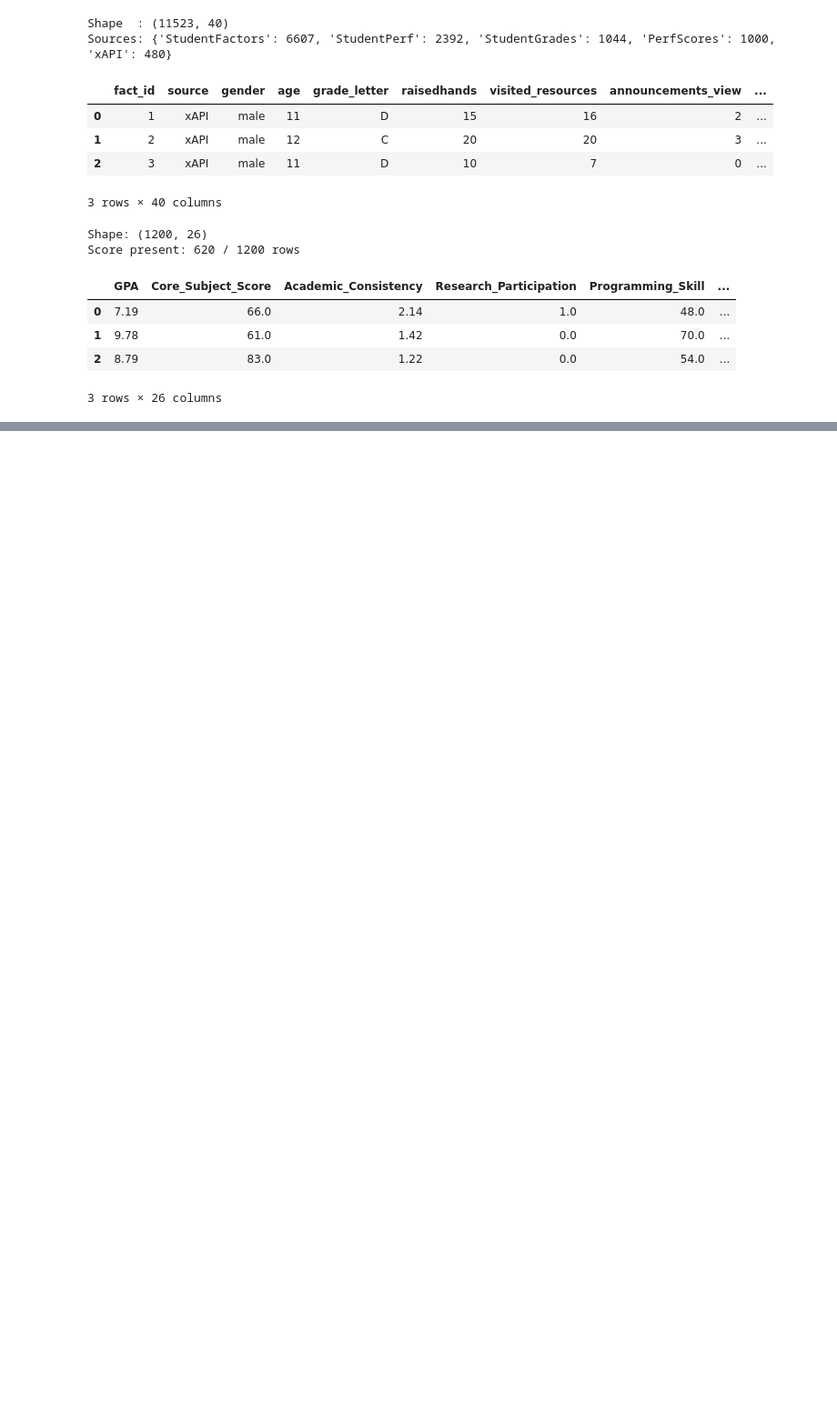
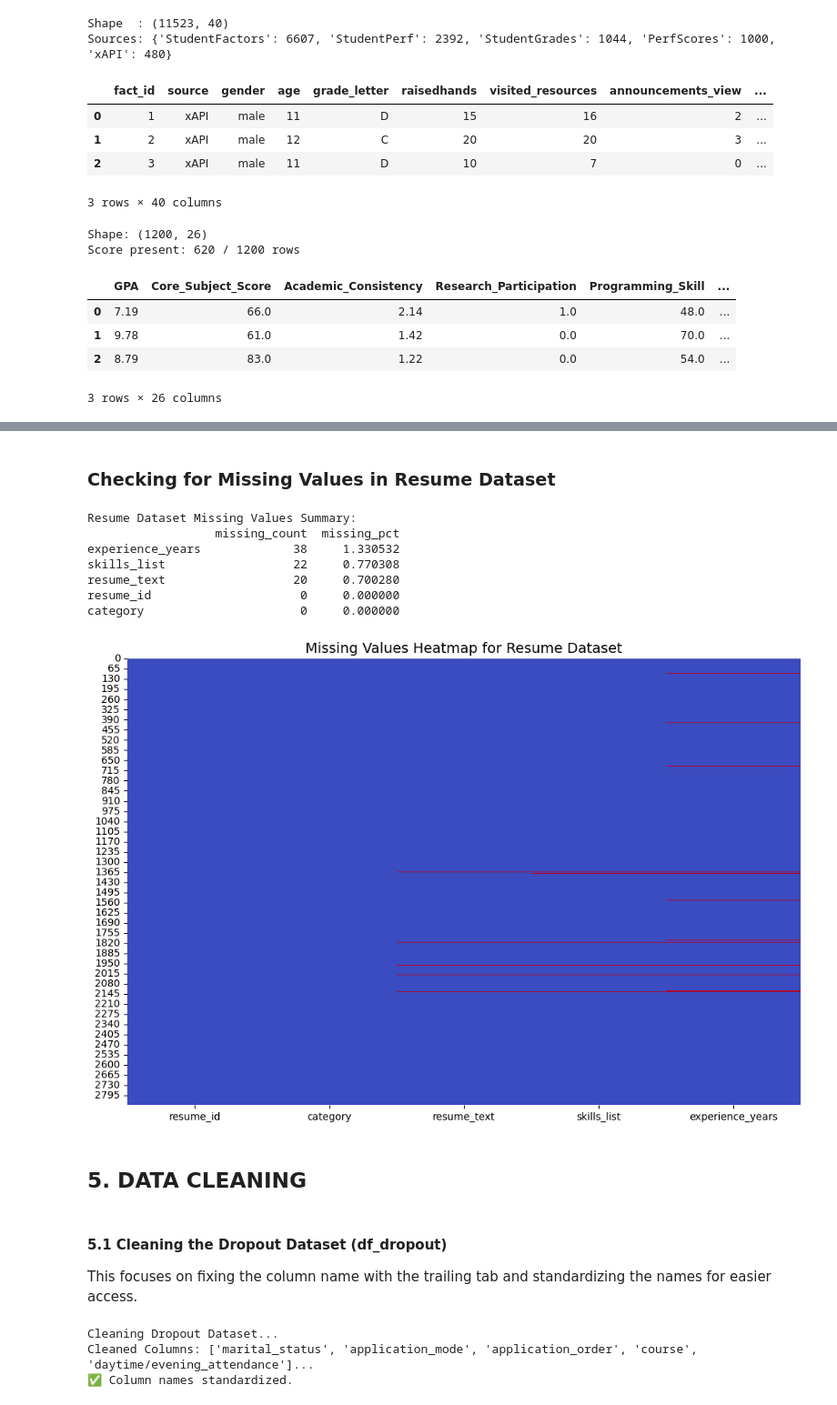
Before and after one commit to Jondonover/CAPSTONE---AI-POWERED-STUDENT-RISK-EMPLOYABILITY-PREDICTOR, a Jupyter notebook: Notebook/Project.ipynb, the cells around one changed output, grey strips where cells are left out. Shown at 91% size. Cells and saved outputs as stored; diff of their text form; code cells hidden in the pictures; blank space fills up the shorter version.

```diff
--- a/Notebook/Project.ipynb
+++ b/Notebook/Project.ipynb
@@ -378,0 +238,19 @@ for col in df_dropout.columns:
+# %%
+# Resume dataset (BOM + nested-CSV encoding + gzip compression)
+def load_resume_csv(path):
+    """Parse Resume.csv which wraps each row as a single quoted CSV cell and is gzip-compressed."""
+    import gzip
+    rows = []
+    open_func = gzip.open if path.endswith('.gz') else open
+    with open_func(path, 'rt', encoding='utf-8-sig') as f:
+        for row in csv.reader(f):
+            if row:
+                rows.append(list(csv.reader([row[0]]))[0])
+    header, data = rows[0], rows[1:]
+    return pd.DataFrame(data, columns=header)
+
+df_resume = load_resume_csv(PATH_RESUME)
+
+print(f"Shape     : {df_resume.shape}")
+print(f"Categories: {df_resume['category'].nunique()} unique")
+df_resume.head(3)
@@ -378,0 +552,46 @@ for col in df_dropout.columns:
+# %% [markdown]
+### Checking for Missing Values in Resume Dataset
+# %%
+# Resume dataset missing values summary and visualization
+resume_missing_counts = df_resume.isnull().sum()
+resume_missing_pct = (resume_missing_counts / len(df_resume)) * 100
+resume_missing_summary = pd.DataFrame({
+    'missing_count': resume_missing_counts,
+    'missing_pct': resume_missing_pct
+}).sort_values('missing_count', ascending=False)
+
+print("Resume Dataset Missing Values Summary:")
+print(resume_missing_summary)
+
+plt.figure(figsize=(12, 8))
+sns.heatmap(df_resume.isnull(), cbar=False, cmap='coolwarm')
+plt.title('Missing Values Heatmap for Resume Dataset')
+plt.show()
+# %% [output]
+Resume Dataset Missing Values Summary:
+                  missing_count  missing_pct
+experience_years             38     1.330532
+skills_list                  22     0.770308
+resume_text                  20     0.700280
+resume_id                     0     0.000000
+category                      0     0.000000
+[figure, added]
+# %% [markdown]
+## 5. DATA CLEANING
+# %% [markdown]
+#### 5.1 Cleaning the Dropout Dataset (df_dropout)
+This focuses on fixing the column name with the trailing tab and standardizing the names for easier access.
+# %%
+# 1. Cleaning: Dropout Dataset
+print("Cleaning Dropout Dataset...")
+
+# Remove trailing whitespace/tabs from column names and standardize to lowercase
+df_dropout.columns = df_dropout.columns.str.strip().str.lower().str.replace(' ', '_').str.replace('(', '').str.replace(')', '')
+
+
+print(f"Cleaned Columns: {df_dropout.columns.tolist()[:5]}...")
+print("✅ Column names standardized.")
+# %% [output]
+Cleaning Dropout Dataset...
+Cleaned Columns: ['marital_status', 'application_mode', 'application_order', 'course', 'daytime/evening_attendance']...
+✅ Column names standardized.
```
Also changed, not shown: parts of 44 cells of this notebook, 2 other files.
